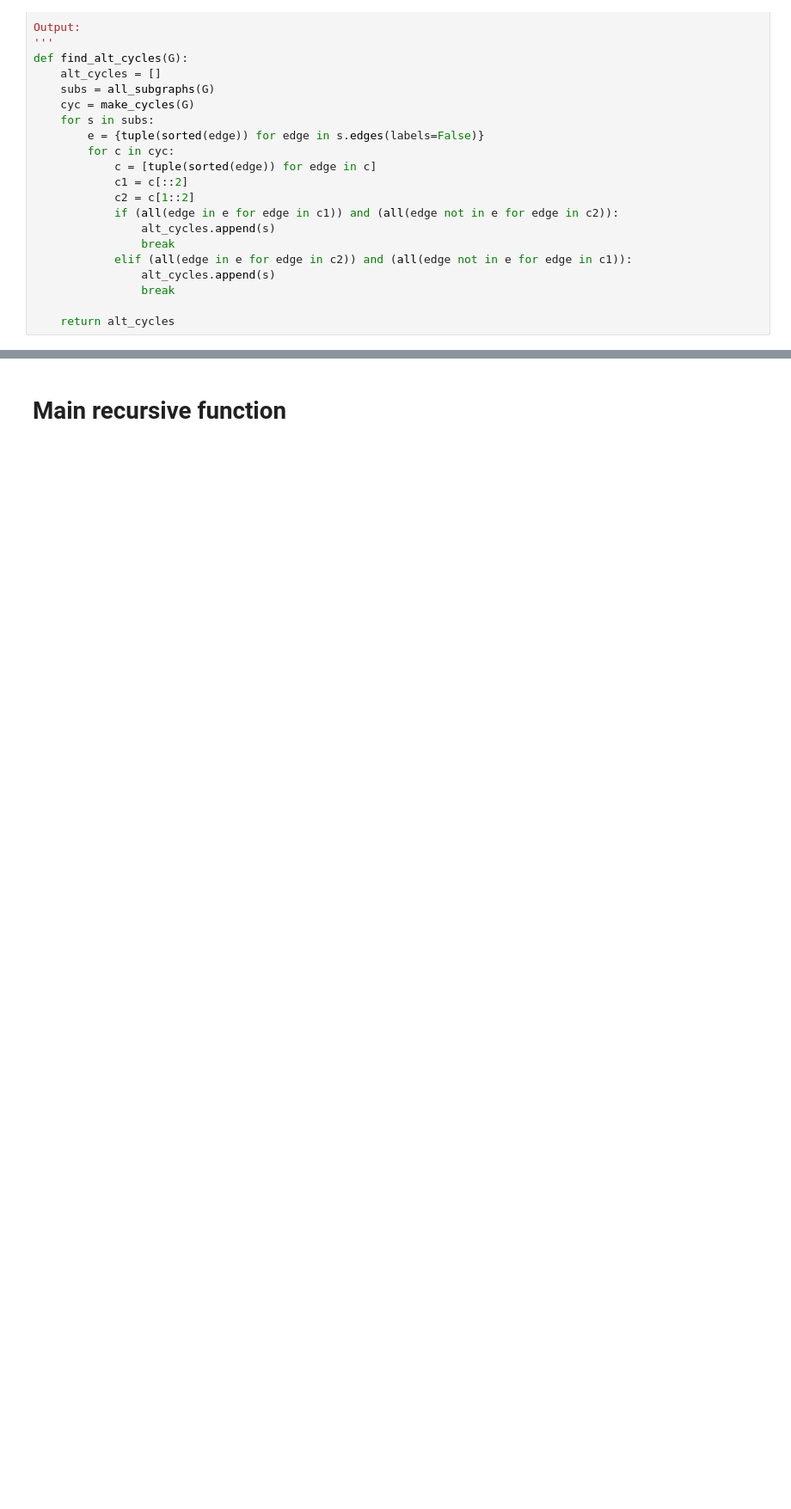
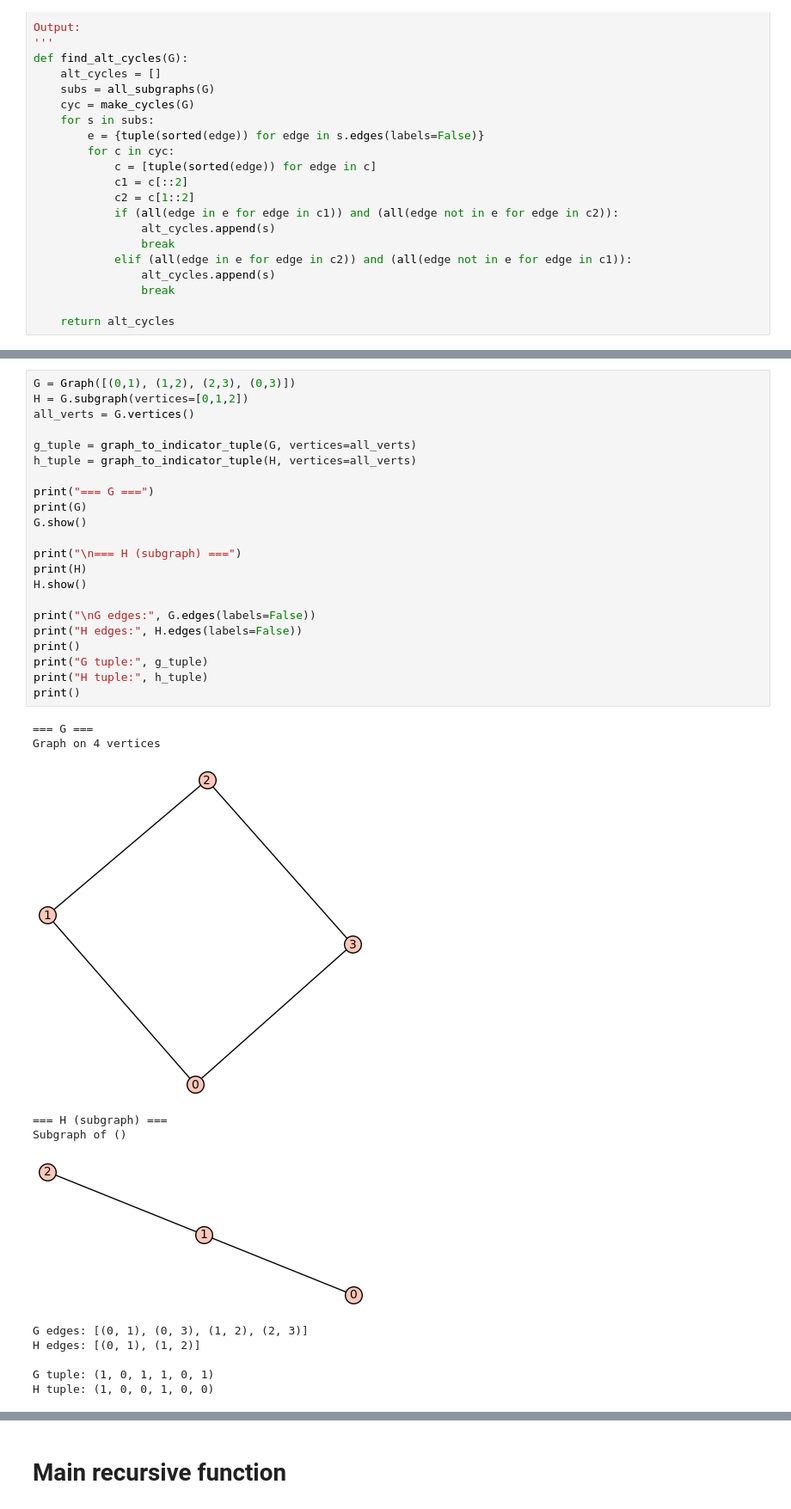
Before and after one commit to Yd025/Degree_Sequences_Bipartite_Graphs, a Jupyter notebook: src/main.ipynb, the cells around one changed output, grey strips where cells are left out. Shown at 86% size. Cells and saved outputs as stored; diff of their text form; blank space fills up the shorter version.

Commit message:
Added graph to tuple and tuple to graph functions

```diff
--- a/src/main.ipynb
+++ b/src/main.ipynb
@@ -81,0 +132,34 @@ SyntaxError: incomplete input (1651288165.py, line 6)
+# %%
+G = Graph([(0,1), (1,2), (2,3), (0,3)])
+H = G.subgraph(vertices=[0,1,2])
+all_verts = G.vertices()
+
+g_tuple = graph_to_indicator_tuple(G, vertices=all_verts)
+h_tuple = graph_to_indicator_tuple(H, vertices=all_verts)
+
+print("=== G ===")
+print(G)
+G.show()
+
+print("\n=== H (subgraph) ===")
+print(H)
+H.show()
+
+print("\nG edges:", G.edges(labels=False))
+print("H edges:", H.edges(labels=False))
+print()
+print("G tuple:", g_tuple)
+print("H tuple:", h_tuple)
+print()
+# %% [output]
+=== G ===
+Graph on 4 vertices
+[figure, added]
+=== H (subgraph) ===
+Subgraph of ()
+[figure, added]
+G edges: [(0, 1), (0, 3), (1, 2), (2, 3)]
+H edges: [(0, 1), (1, 2)]
+
+G tuple: (1, 0, 1, 1, 0, 1)
+H tuple: (1, 0, 0, 1, 0, 0)
```
Also changed, not shown: parts of 3 cells of this notebook, 1 other file.
